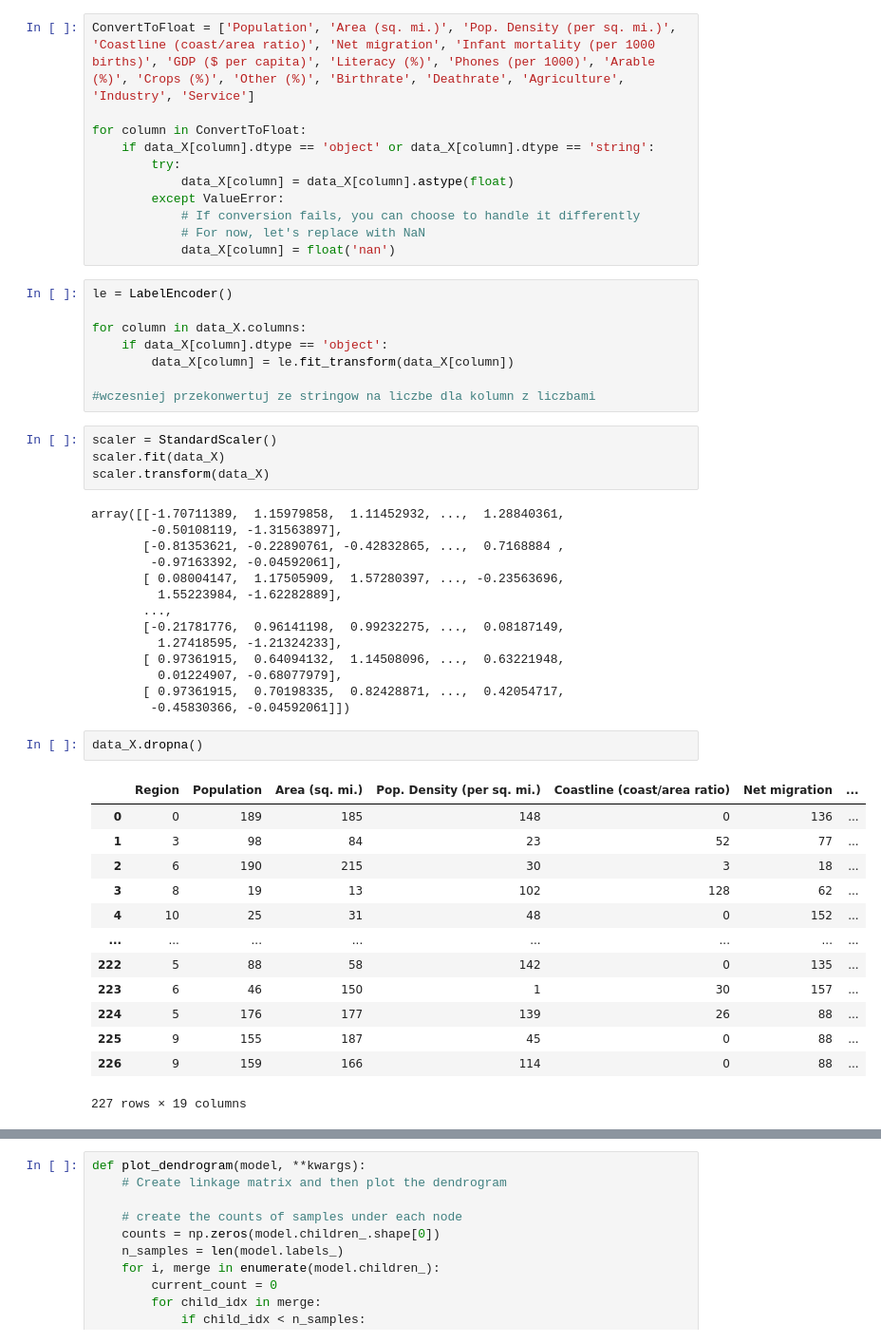
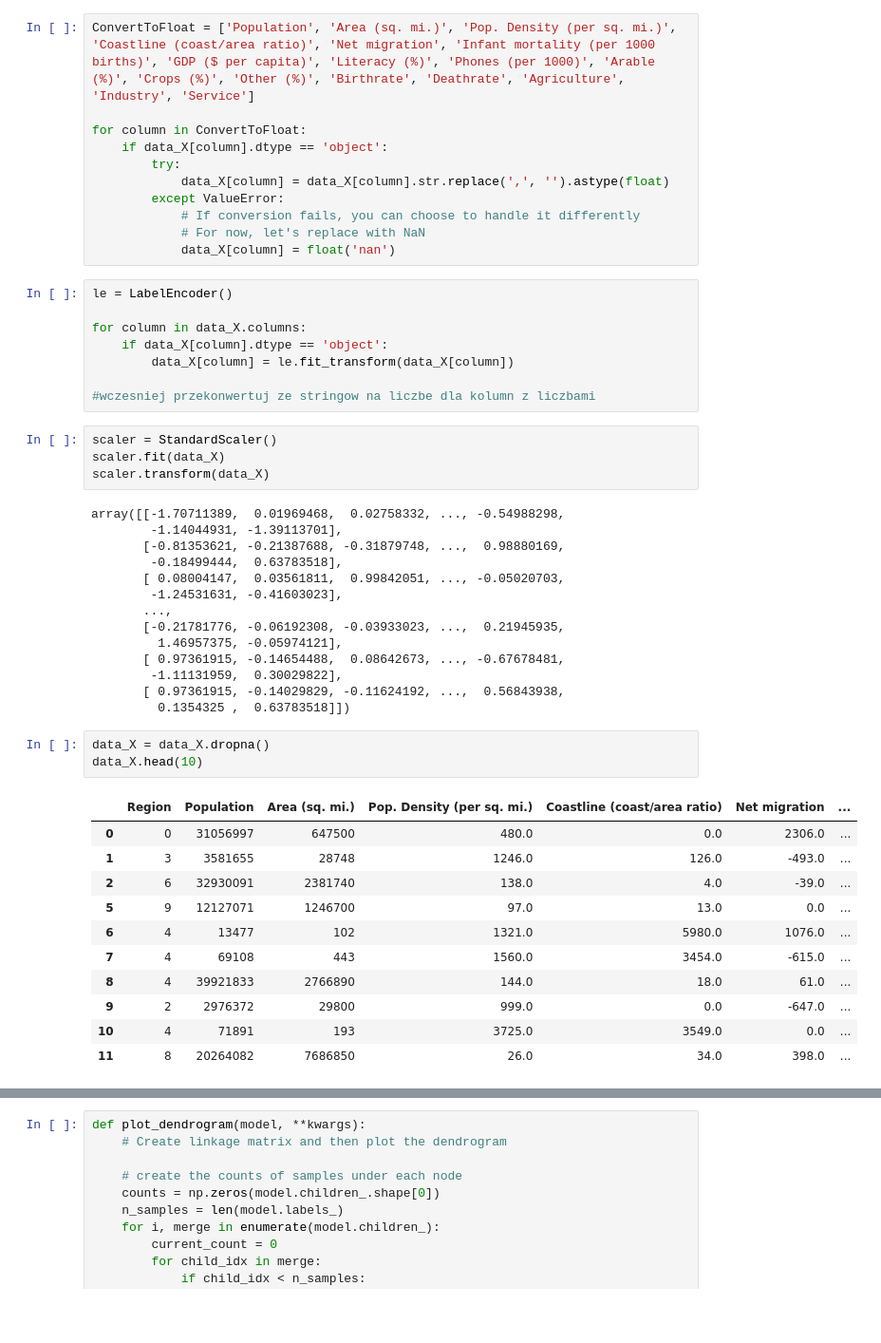
Before and after one commit to UEPP40/PUM, a Jupyter notebook: ucznenie_nienadzorowane.ipynb, the cells around one changed output, grey strips where cells are left out. Shown at 95% size. Drawn from its saved outputs; the diff is of its cells as text; blank space fills up the shorter version.

```diff
--- a/ucznenie_nienadzorowane.ipynb
+++ b/ucznenie_nienadzorowane.ipynb
@@ -52,9 +57,9 @@ print(data.columns.tolist())
 ConvertToFloat = ['Population', 'Area (sq. mi.)', 'Pop. Density (per sq. mi.)', 'Coastline (coast/area ratio)', 'Net migration', 'Infant mortality (per 1000 births)', 'GDP ($ per capita)', 'Literacy (%)', 'Phones (per 1000)', 'Arable (%)', 'Crops (%)', 'Other (%)', 'Birthrate', 'Deathrate', 'Agriculture', 'Industry', 'Service']
 
 for column in ConvertToFloat:
-    if data_X[column].dtype == 'object' or data_X[column].dtype == 'string':
+    if data_X[column].dtype == 'object':
         try:
-            data_X[column] = data_X[column].astype(float)
+            data_X[column] = data_X[column].str.replace(',', '').astype(float)
         except ValueError:
             # If conversion fails, you can choose to handle it differently
             # For now, let's replace with NaN
@@ -72,32 +77,31 @@ scaler = StandardScaler()
 scaler.fit(data_X)
 scaler.transform(data_X)
 # %% [output]
-array([[-1.70711389,  1.15979858,  1.11452932, ...,  1.28840361,
-        -0.50108119, -1.31563897],
-       [-0.81353621, -0.22890761, -0.42832865, ...,  0.7168884 ,
-        -0.97163392, -0.04592061],
-       [ 0.08004147,  1.17505909,  1.57280397, ..., -0.23563696,
-         1.55223984, -1.62282889],
+array([[-1.70711389,  0.01969468,  0.02758332, ..., -0.54988298,
+        -1.14044931, -1.39113701],
+       [-0.81353621, -0.21387688, -0.31879748, ...,  0.98880169,
+        -0.18499444,  0.63783518],
+       [ 0.08004147,  0.03561811,  0.99842051, ..., -0.05020703,
+        -1.24531631, -0.41603023],
        ...,
-       [-0.21781776,  0.96141198,  0.99232275, ...,  0.08187149,
-         1.27418595, -1.21324233],
-       [ 0.97361915,  0.64094132,  1.14508096, ...,  0.63221948,
-         0.01224907, -0.68077979],
-       [ 0.97361915,  0.70198335,  0.82428871, ...,  0.42054717,
-        -0.45830366, -0.04592061]])
+       [-0.21781776, -0.06192308, -0.03933023, ...,  0.21945935,
+         1.46957375, -0.05974121],
+       [ 0.97361915, -0.14654488,  0.08642673, ..., -0.67678481,
+        -1.11131959,  0.30029822],
+       [ 0.97361915, -0.14029829, -0.11624192, ...,  0.56843938,
+         0.1354325 ,  0.63783518]])
 # %%
-data_X.dropna()
+data_X = data_X.dropna()
+data_X.head(10)
 # %% [output]
 |  | Region | Population | Area (sq. mi.) | Pop. Density (per sq. mi.) | Coastline (coast/area ratio) | Net migration | ... |
-| 0 | 0 | 189 | 185 | 148 | 0 | 136 | ... |
-| 1 | 3 | 98 | 84 | 23 | 52 | 77 | ... |
-| 2 | 6 | 190 | 215 | 30 | 3 | 18 | ... |
-| 3 | 8 | 19 | 13 | 102 | 128 | 62 | ... |
-| 4 | 10 | 25 | 31 | 48 | 0 | 152 | ... |
-| ... | ... | ... | ... | ... | ... | ... | ... |
-| 222 | 5 | 88 | 58 | 142 | 0 | 135 | ... |
-| 223 | 6 | 46 | 150 | 1 | 30 | 157 | ... |
-| 224 | 5 | 176 | 177 | 139 | 26 | 88 | ... |
-| 225 | 9 | 155 | 187 | 45 | 0 | 88 | ... |
-| 226 | 9 | 159 | 166 | 114 | 0 | 88 | ... |
+| 0 | 0 | 31056997 | 647500 | 480.0 | 0.0 | 2306.0 | ... |
+| 1 | 3 | 3581655 | 28748 | 1246.0 | 126.0 | -493.0 | ... |
+| 2 | 6 | 32930091 | 2381740 | 138.0 | 4.0 | -39.0 | ... |
+| 5 | 9 | 12127071 | 1246700 | 97.0 | 13.0 | 0.0 | ... |
+| 6 | 4 | 13477 | 102 | 1321.0 | 5980.0 | 1076.0 | ... |
+| 7 | 4 | 69108 | 443 | 1560.0 | 3454.0 | -615.0 | ... |
+| 8 | 4 | 39921833 | 2766890 | 144.0 | 18.0 | 61.0 | ... |
+| 9 | 2 | 2976372 | 29800 | 999.0 | 0.0 | -647.0 | ... |
+| 10 | 4 | 71891 | 193 | 3725.0 | 3549.0 | 0.0 | ... |
+| 11 | 8 | 20264082 | 7686850 | 26.0 | 34.0 | 398.0 | ... |
-227 rows × 19 columns
```
Also changed, not shown: parts of 6 cells of this notebook.
